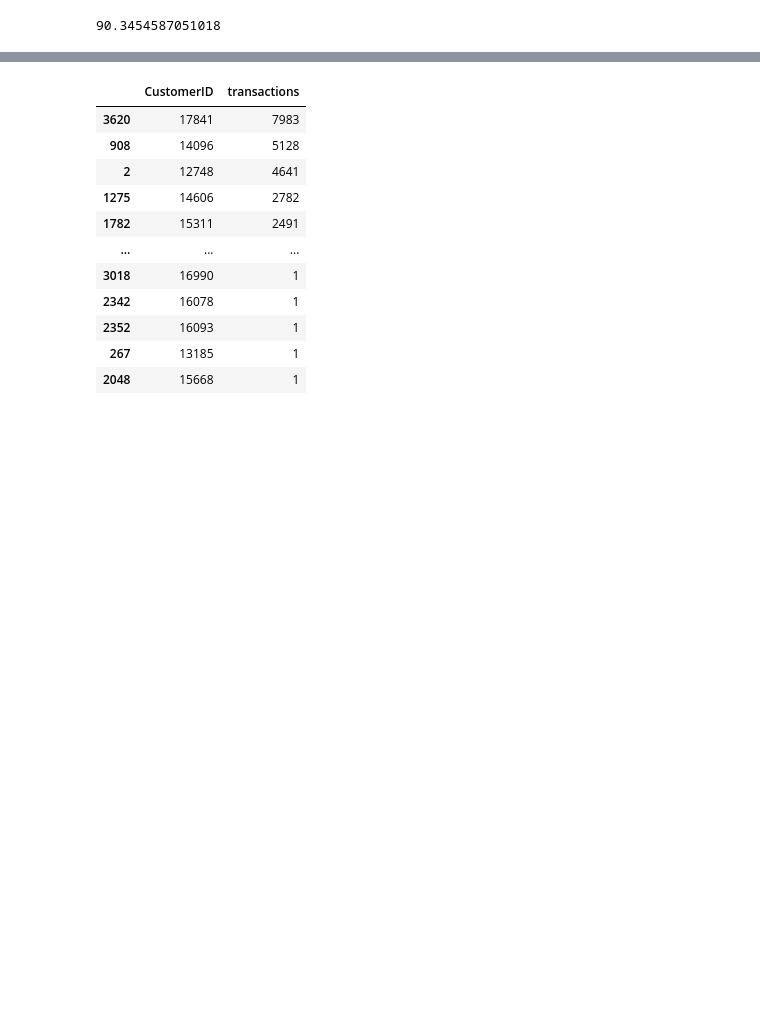
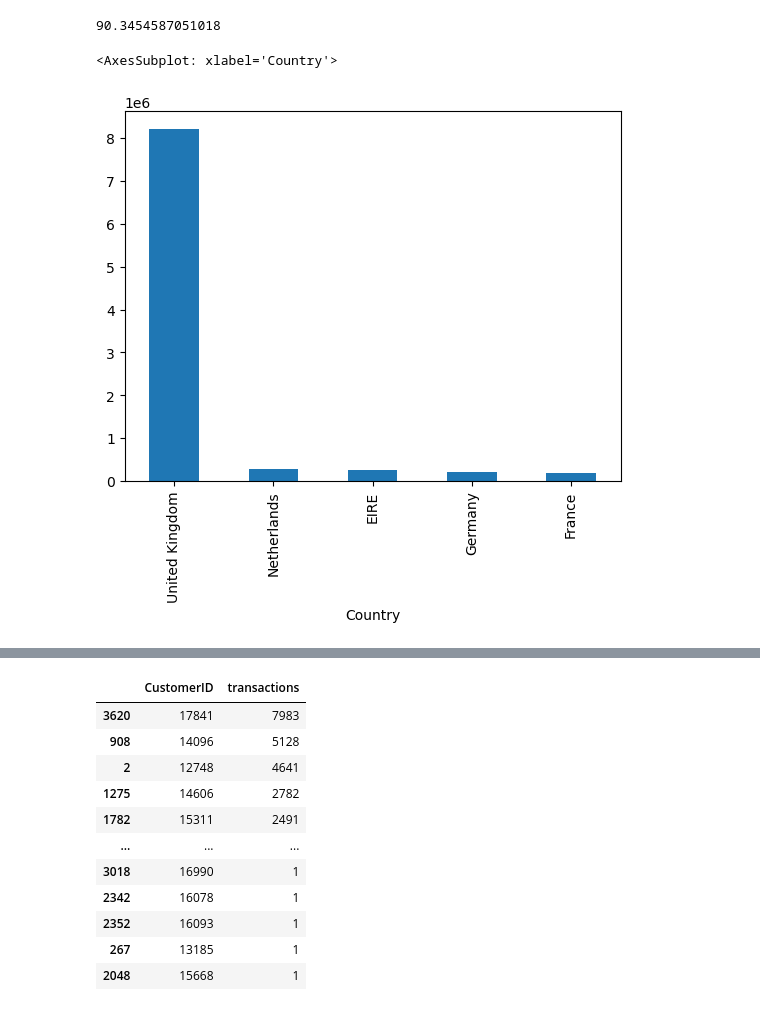
Before and after one commit to peekknuf/PProjects, a Jupyter notebook: ecomdata.ipynb, the cells around one changed output, grey strips where cells are left out. Cells and saved outputs as stored; diff of their text form; code cells hidden in the pictures; blank space fills up the shorter version.

```diff
--- a/ecomdata.ipynb
+++ b/ecomdata.ipynb
@@ -207,6 +207,16 @@ dtype: int64
 3949/4371*100
 # %% [output]
 90.3454587051018
+# %%
+sales_by_country = ecomdf.groupby(['Country'])['Quantity', 'UnitPrice']\
+.apply(lambda x: (x['Quantity']*x['UnitPrice']).sum()).sort_values(ascending=False)
+
+top_sales_by_country = sales_by_country.head(5)
+# %%
+top_sales_by_country.plot(kind='bar')
+# %% [output]
+<AxesSubplot: xlabel='Country'>
+[figure, added]
 # %%
 UK_ecom = ecomdf.query('Country == "United Kingdom" & CustomerID > 0')
 UK_ecom.head()
```
Also changed, not shown: parts of 1 cell of this notebook.
